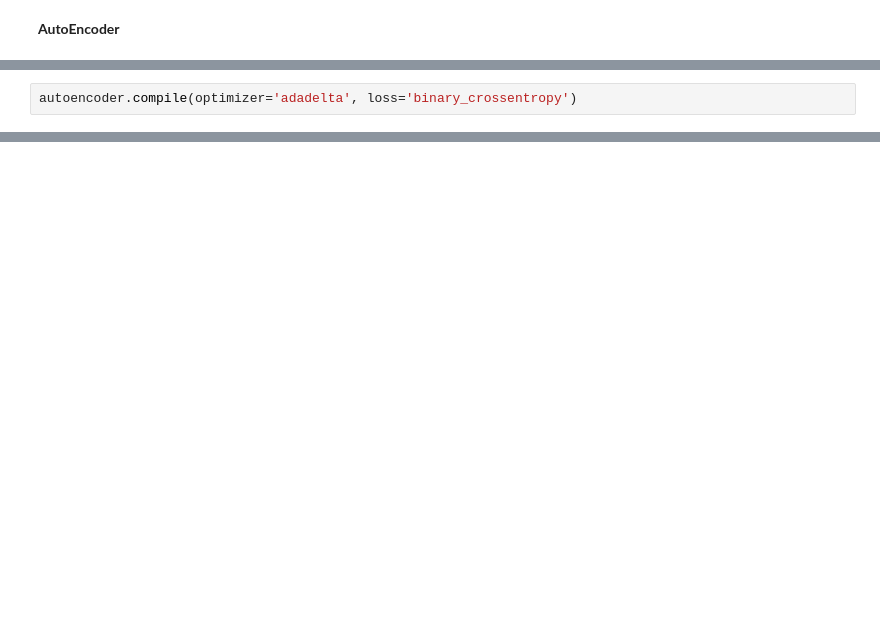
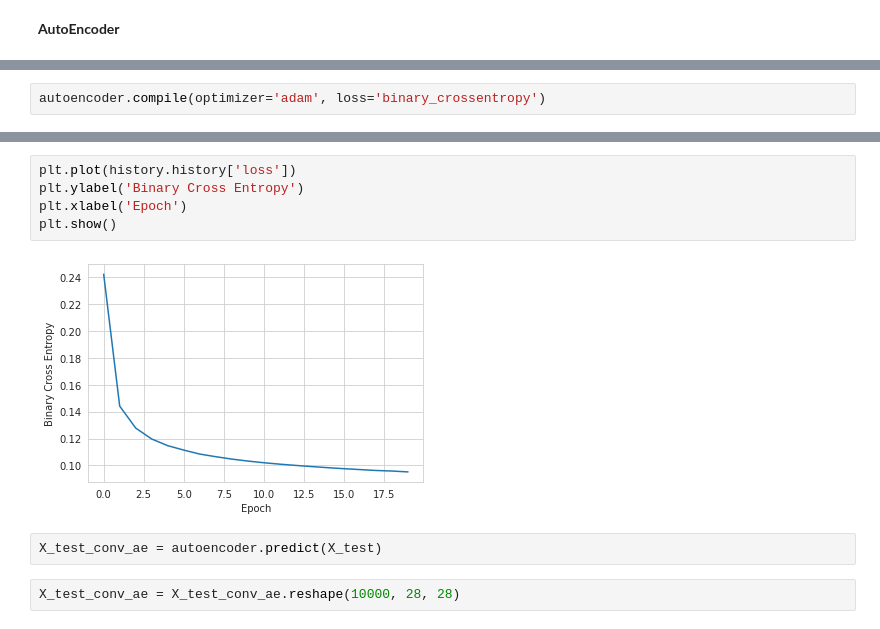
Before and after one commit to adimyth/datascience_stuff, a Jupyter notebook: machine-learning/AutoEncoders.ipynb, the cells around one changed output, grey strips where cells are left out. Saved outputs shown, nothing was run; the diff lists cells and outputs as text; blank space fills up the shorter version.

```diff
--- a/machine-learning/AutoEncoders.ipynb
+++ b/machine-learning/AutoEncoders.ipynb
@@ -398,3 +397,3 @@ plot_model(autoencoder, show_shapes=True)
 # %%
-autoencoder.compile(optimizer='adadelta', loss='binary_crossentropy')
+autoencoder.compile(optimizer='adam', loss='binary_crossentropy')
 # %%
@@ -416,0 +422,11 @@ Epoch 6/10
+# %%
+plt.plot(history.history['loss'])
+plt.ylabel('Binary Cross Entropy')
+plt.xlabel('Epoch')
+plt.show()
+# %% [output]
+[figure, added]
+# %%
+X_test_conv_ae = autoencoder.predict(X_test)
+# %%
+X_test_conv_ae = X_test_conv_ae.reshape(10000, 28, 28)
```
Also changed, not shown: parts of 26 cells of this notebook.
